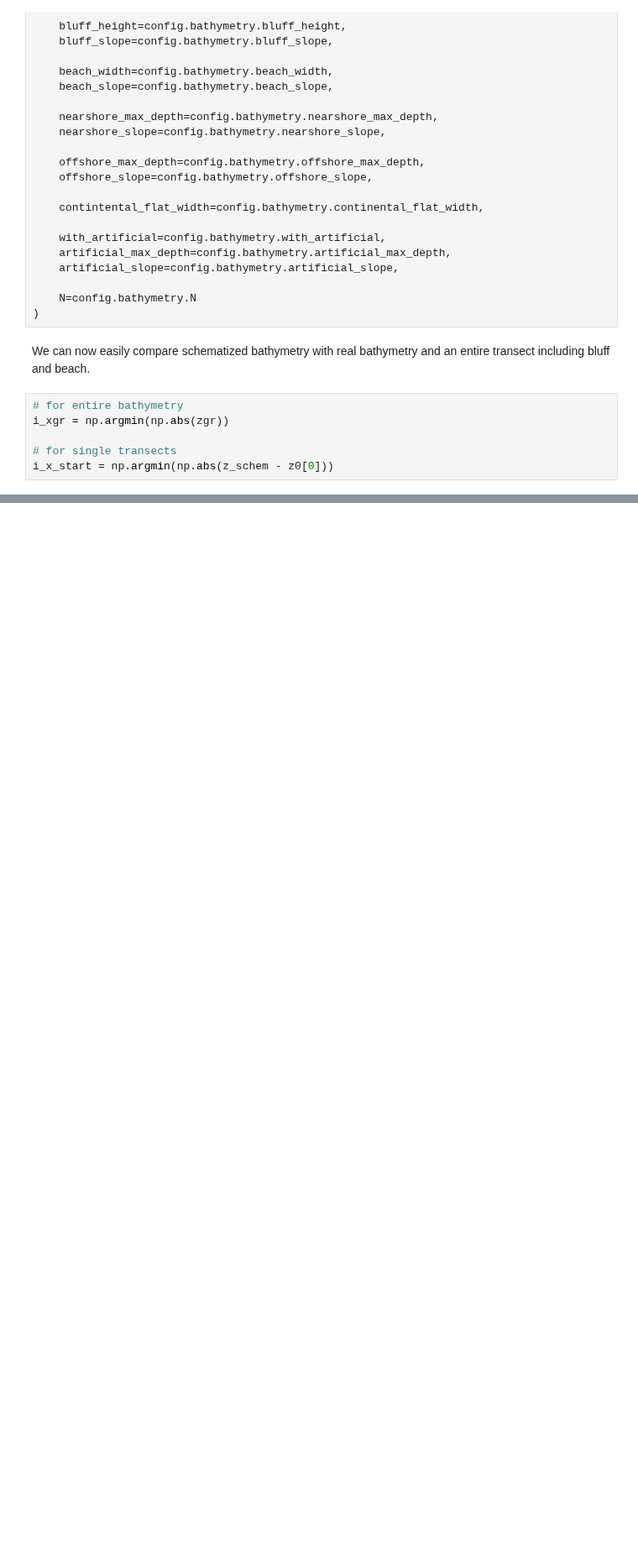
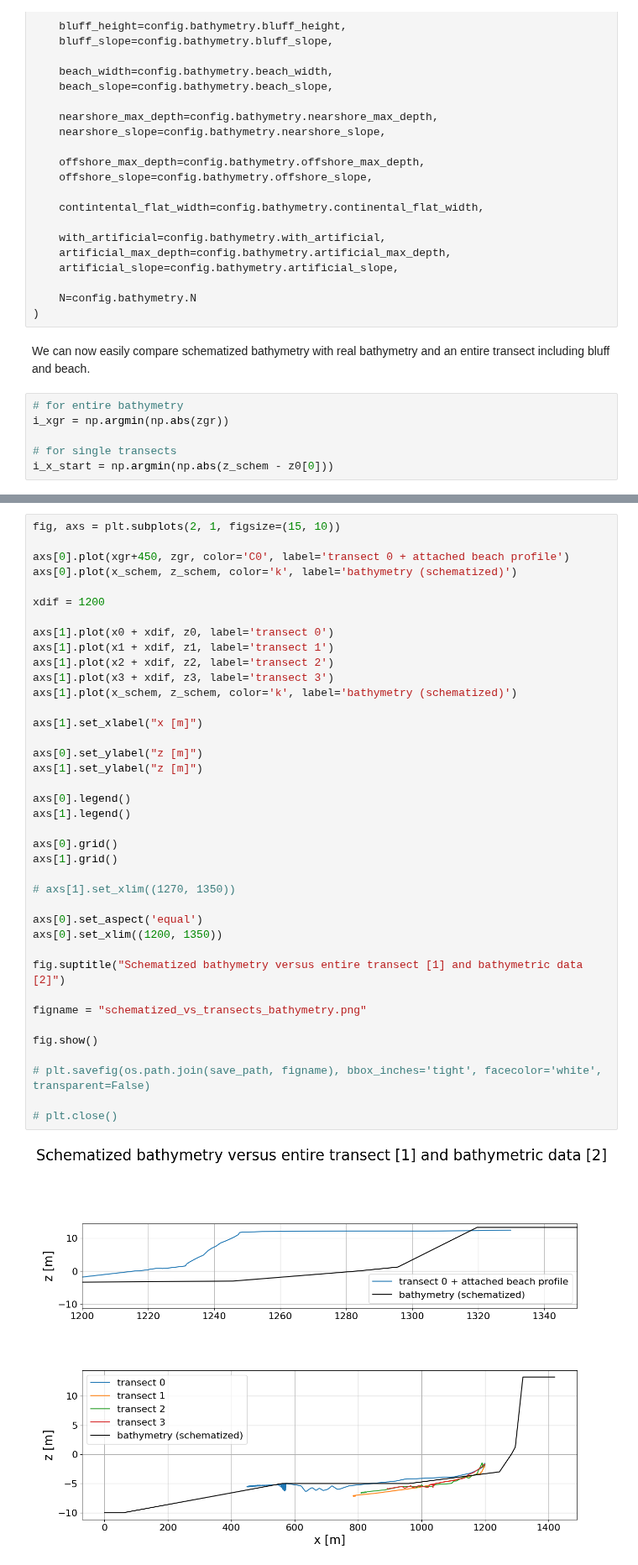
Before and after one commit to khdebruijn/thermo-morphological-model, a Jupyter notebook: database/schem_bath_vs_transects.ipynb, the cells around one changed output, grey strips where cells are left out. Shown at 84% size. Cells and saved outputs as stored; diff of their text form; blank space fills up the shorter version.

```diff
--- a/database/schem_bath_vs_transects.ipynb
+++ b/database/schem_bath_vs_transects.ipynb
@@ -151,0 +154,41 @@ plt.close()
+# %%
+fig, axs = plt.subplots(2, 1, figsize=(15, 10))
+
+axs[0].plot(xgr+450, zgr, color='C0', label='transect 0 + attached beach profile')
+axs[0].plot(x_schem, z_schem, color='k', label='bathymetry (schematized)')
+
+xdif = 1200
+
+axs[1].plot(x0 + xdif, z0, label='transect 0')
+axs[1].plot(x1 + xdif, z1, label='transect 1')
+axs[1].plot(x2 + xdif, z2, label='transect 2')
+axs[1].plot(x3 + xdif, z3, label='transect 3')
+axs[1].plot(x_schem, z_schem, color='k', label='bathymetry (schematized)')
+
+axs[1].set_xlabel("x [m]")
+
+axs[0].set_ylabel("z [m]")
+axs[1].set_ylabel("z [m]")
+
+axs[0].legend()
+axs[1].legend()
+
+axs[0].grid()
+axs[1].grid()
+
+# axs[1].set_xlim((1270, 1350))
+
+axs[0].set_aspect('equal')
+axs[0].set_xlim((1200, 1350))
+
+fig.suptitle("Schematized bathymetry versus entire transect [1] and bathymetric data [2]")
+
+figname = "schematized_vs_transects_bathymetry.png"
+
+fig.show()
+
+# plt.savefig(os.path.join(save_path, figname), bbox_inches='tight', facecolor='white', transparent=False)
+
+# plt.close()
+# %% [output]
+[figure, added]
```
Also changed, not shown: parts of 2 cells of this notebook, 2 other files.
